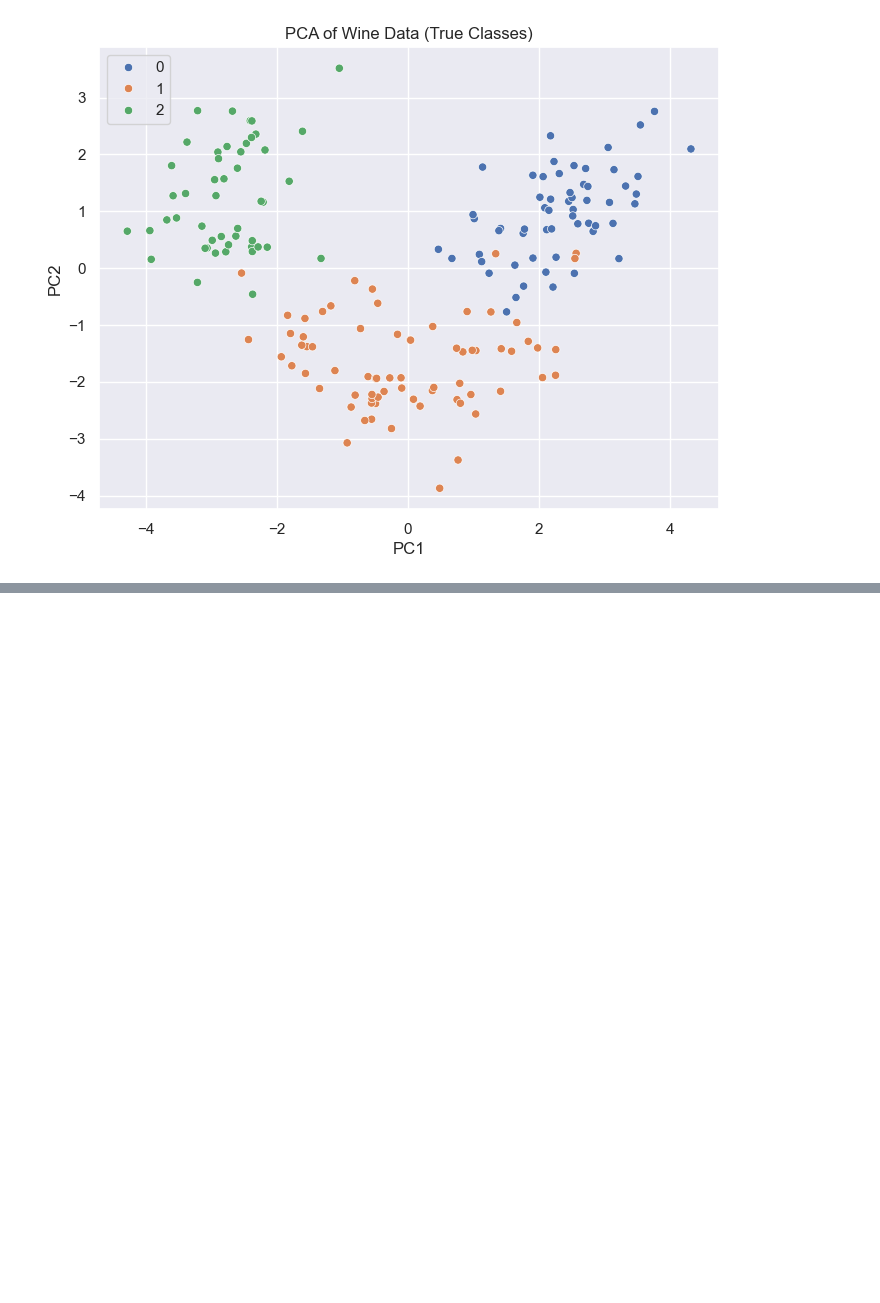
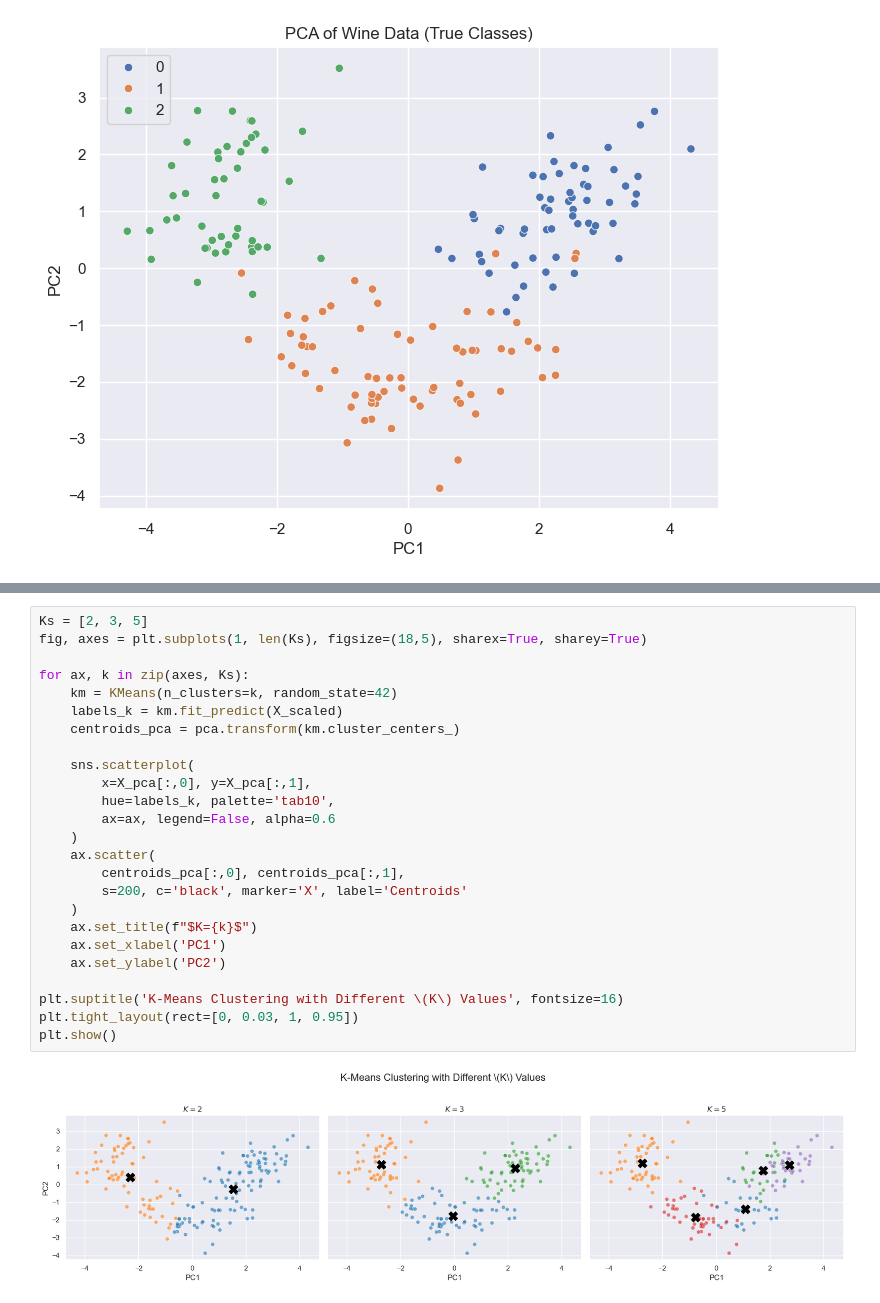
Before and after one commit to t0dd26/CMOR438-Spring-2025, a Jupyter notebook: Unsupervised ML/K_Means_Clustering.ipynb, the cells around one changed output, grey strips where cells are left out. Drawn from its saved outputs; the diff is of its cells as text; blank space fills up the shorter version.

```diff
--- a/Unsupervised ML/K_Means_Clustering.ipynb
+++ b/Unsupervised ML/K_Means_Clustering.ipynb
@@ -65,0 +177,27 @@ Where $\mu_k$ is the centroid of cluster $C_k$.
+# %%
+Ks = [2, 3, 5]
+fig, axes = plt.subplots(1, len(Ks), figsize=(18,5), sharex=True, sharey=True)
+
+for ax, k in zip(axes, Ks):
+    km = KMeans(n_clusters=k, random_state=42)
+    labels_k = km.fit_predict(X_scaled)
+    centroids_pca = pca.transform(km.cluster_centers_)
+
+    sns.scatterplot(
+        x=X_pca[:,0], y=X_pca[:,1],
+        hue=labels_k, palette='tab10',
+        ax=ax, legend=False, alpha=0.6
+    )
+    ax.scatter(
+        centroids_pca[:,0], centroids_pca[:,1],
+        s=200, c='black', marker='X', label='Centroids'
+    )
+    ax.set_title(f"$K={k}$")
+    ax.set_xlabel('PC1')
+    ax.set_ylabel('PC2')
+
+plt.suptitle('K-Means Clustering with Different \(K\) Values', fontsize=16)
+plt.tight_layout(rect=[0, 0.03, 1, 0.95])
+plt.show()
+# %% [output]
+[figure, added]
```
Also changed, not shown: parts of 14 cells of this notebook, 14 other files.
